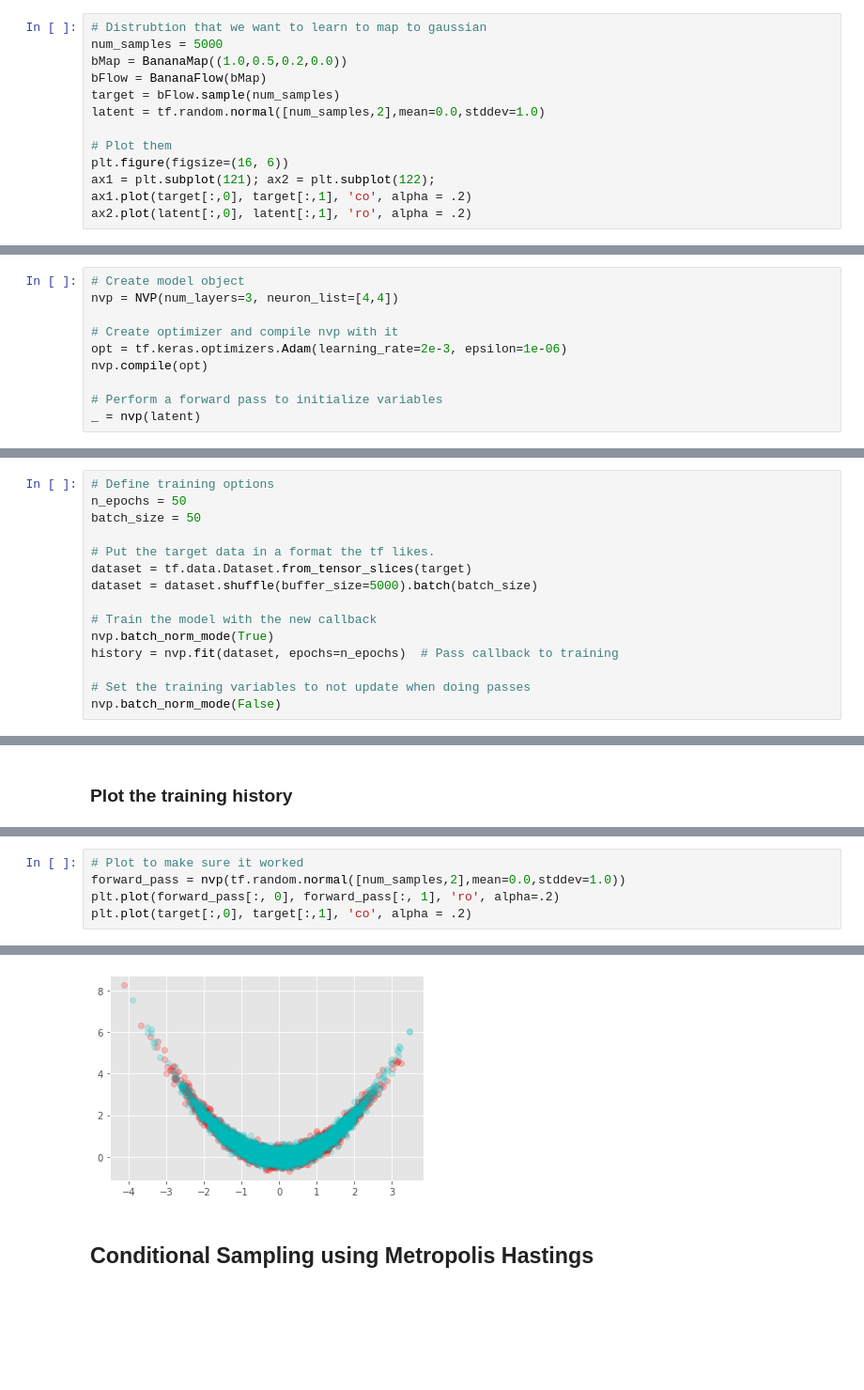
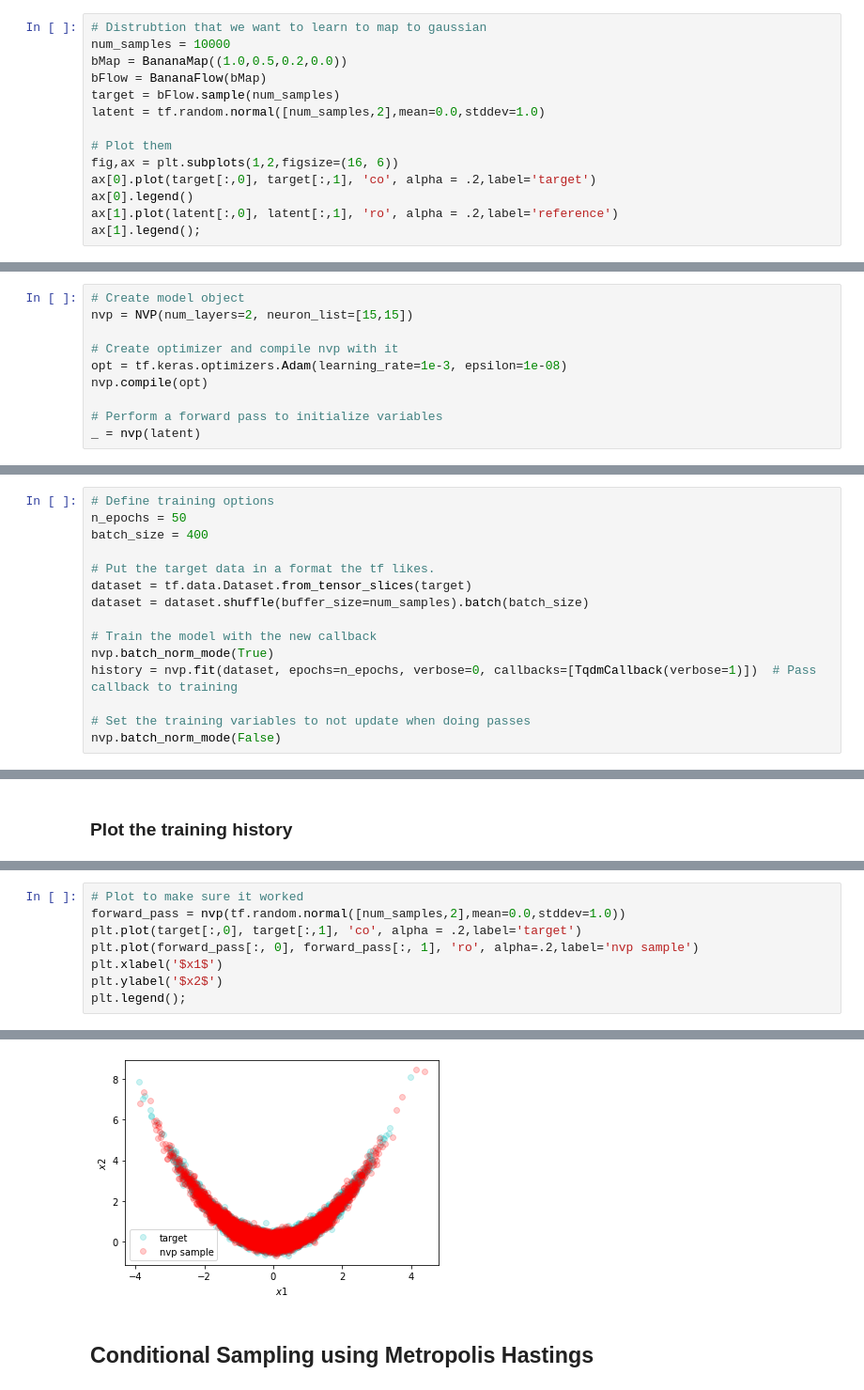
Before and after one commit to CaseyLeeDowdle/TransportNets, a Jupyter notebook: examples/banana/MH-MCMC.ipynb, the cells around one changed output, grey strips where cells are left out. Shown at 94% size. Saved outputs shown, nothing was run; the diff lists cells and outputs as text; blank space fills up the shorter version.

```diff
--- a/examples/banana/MH-MCMC.ipynb
+++ b/examples/banana/MH-MCMC.ipynb
@@ -28,15 +29,16 @@ tfb = tfp.bijectors
 First, we train the flow to map a double banana distribution to a guassian. The end goal is to perform conditional sampling using MCMC along a part of the distribution where we cross 2 different 'modes'.
 # %%
 # Distrubtion that we want to learn to map to gaussian
-num_samples = 5000
+num_samples = 10000
 bMap = BananaMap((1.0,0.5,0.2,0.0))
 bFlow = BananaFlow(bMap)
 target = bFlow.sample(num_samples)
 latent = tf.random.normal([num_samples,2],mean=0.0,stddev=1.0)
 
 # Plot them
-plt.figure(figsize=(16, 6))
-ax1 = plt.subplot(121); ax2 = plt.subplot(122);
-ax1.plot(target[:,0], target[:,1], 'co', alpha = .2)
-ax2.plot(latent[:,0], latent[:,1], 'ro', alpha = .2)
+fig,ax = plt.subplots(1,2,figsize=(16, 6))
+ax[0].plot(target[:,0], target[:,1], 'co', alpha = .2,label='target')
+ax[0].legend()
+ax[1].plot(latent[:,0], latent[:,1], 'ro', alpha = .2,label='reference')
+ax[1].legend();
 # %% [output]
@@ -46,10 +47,10 @@ ax2.plot(latent[:,0], latent[:,1], 'ro', alpha = .2)
 ### Define an NVP-based normalizing flow
 # %%
 # Create model object
-nvp = NVP(num_layers=3, neuron_list=[4,4])
+nvp = NVP(num_layers=2, neuron_list=[15,15])
 
 # Create optimizer and compile nvp with it
-opt = tf.keras.optimizers.Adam(learning_rate=2e-3, epsilon=1e-06)
+opt = tf.keras.optimizers.Adam(learning_rate=1e-3, epsilon=1e-08)
 nvp.compile(opt)
 
 # Perform a forward pass to initialize variables
@@ -72,15 +73,15 @@ _________________________________________________________________
 # %%
 # Define training options
 n_epochs = 50
-batch_size = 50
+batch_size = 400
 
 # Put the target data in a format the tf likes.
 dataset = tf.data.Dataset.from_tensor_slices(target)
-dataset = dataset.shuffle(buffer_size=5000).batch(batch_size)
+dataset = dataset.shuffle(buffer_size=num_samples).batch(batch_size)
 
 # Train the model with the new callback
 nvp.batch_norm_mode(True)
-history = nvp.fit(dataset, epochs=n_epochs)  # Pass callback to training
+history = nvp.fit(dataset, epochs=n_epochs, verbose=0, callbacks=[TqdmCallback(verbose=1)])  # Pass callback to training
 
 # Set the training variables to not update when doing passes
 nvp.batch_norm_mode(False)
@@ -115,6 +99,9 @@ plt.plot(ysmoothed, color = 'r')
 # %%
 # Plot to make sure it worked
 forward_pass = nvp(tf.random.normal([num_samples,2],mean=0.0,stddev=1.0))
-plt.plot(forward_pass[:, 0], forward_pass[:, 1], 'ro', alpha=.2)
-plt.plot(target[:,0], target[:,1], 'co', alpha = .2)
+plt.plot(target[:,0], target[:,1], 'co', alpha = .2,label='target')
+plt.plot(forward_pass[:, 0], forward_pass[:, 1], 'ro', alpha=.2,label='nvp sample')
+plt.xlabel('$x1$')
+plt.ylabel('$x2$')
+plt.legend();
 # %% [output]
@@ -122,4 +108,4 @@ plt.plot(target[:,0], target[:,1], 'co', alpha = .2)
-[figure, old version]
+[figure, new version]
 # %% [markdown]
 ## Conditional Sampling using Metropolis Hastings
 # %%
```
Also changed, not shown: parts of 9 cells of this notebook, 7 other files.
